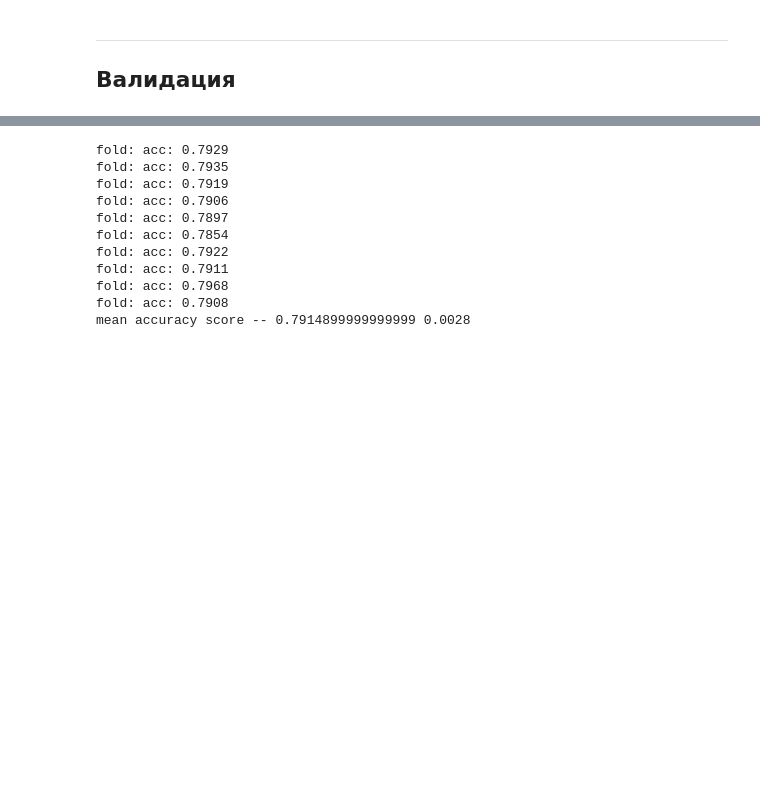
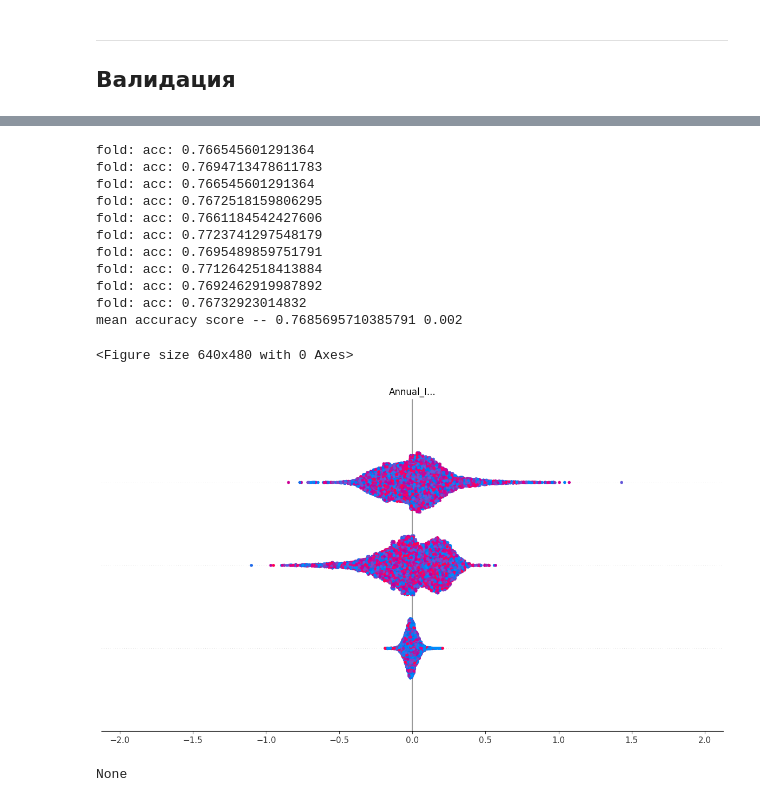
Before and after one commit to Caaac/CRM_with_scoring, a Jupyter notebook: backend/model/main.ipynb, the cells around one changed output, grey strips where cells are left out. Saved outputs shown, nothing was run; the diff lists cells and outputs as text; code cells hidden in the pictures; blank space fills up the shorter version.

```diff
--- a/backend/model/main.ipynb
+++ b/backend/model/main.ipynb
@@ -236,9 +253,5 @@ df.head()
 # %%
-import numpy as np
-import pandas as pd
-from sklearn.model_selection import StratifiedKFold, train_test_split
-from sklearn.metrics import accuracy_score
-from catboost import CatBoostClassifier
+
 
 # Предполагаем, что df_for_auto уже определен и содержит три класса в столбце 'target'
 X = df.drop(['target'], axis=1)
@@ -248,6 +261,12 @@ n_splits = 10
 clfs = []
 scores = []
 kf = StratifiedKFold(n_splits=n_splits, shuffle=True, random_state=7575)
+
+class_weights = {
+    'Poor': 1.5,
+    'Standard': 1.0,
+    'Good': 2.0
+}
 
 for train_index, test_index in kf.split(X, y):
     X_train, X_test = X.iloc[train_index], X.iloc[test_index]
@@ -264,7 +283,8 @@ for train_index, test_index in kf.split(X, y):
         cat_features=cat_features,
         eval_metric='MultiClass',  # Установите метрику для многоклассовой классификации
         random_seed=7575,
-        verbose=0  # Установите в 0, чтобы отключить вывод во время обучения
+        verbose=0,  # Установите в 0, чтобы отключить вывод во время обучения
+        # class_weights=class_weights
     )
 
     clfs.append(clf_for_catboost)
@@ -282,14 +302,23 @@ for train_index, test_index in kf.split(X, y):
 assert len(clfs) == n_splits
 print("mean accuracy score --", np.mean(scores), np.std(scores).round(4))
 # %% [output]
-fold: acc: 0.7929
-fold: acc: 0.7935
-fold: acc: 0.7919
-fold: acc: 0.7906
-fold: acc: 0.7897
-fold: acc: 0.7854
-fold: acc: 0.7922
-fold: acc: 0.7911
-fold: acc: 0.7968
-fold: acc: 0.7908
-mean accuracy score -- 0.7914899999999999 0.0028
+fold: acc: 0.766545601291364
+fold: acc: 0.7694713478611783
+fold: acc: 0.766545601291364
+fold: acc: 0.7672518159806295
+fold: acc: 0.7661184542427606
+fold: acc: 0.7723741297548179
+fold: acc: 0.7695489859751791
+fold: acc: 0.7712642518413884
+fold: acc: 0.7692462919987892
+fold: acc: 0.76732923014832
+mean accuracy score -- 0.7685695710385791 0.002
+# %%
+explainer = shap.TreeExplainer(clf_for_catboost)
+shap_values = explainer.shap_values(X_test)
+
+print(shap.summary_plot(shap_values, X_test))
+# %% [output]
+<Figure size 640x480 with 0 Axes>
+[figure, added]
+None
```
Also changed, not shown: parts of 12 cells of this notebook, 6 other files.
